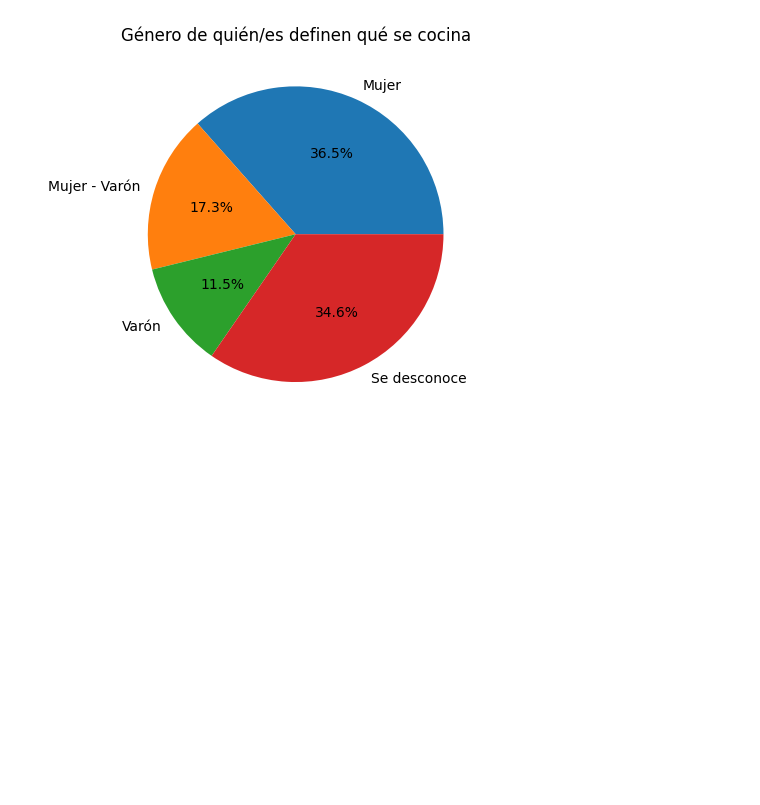
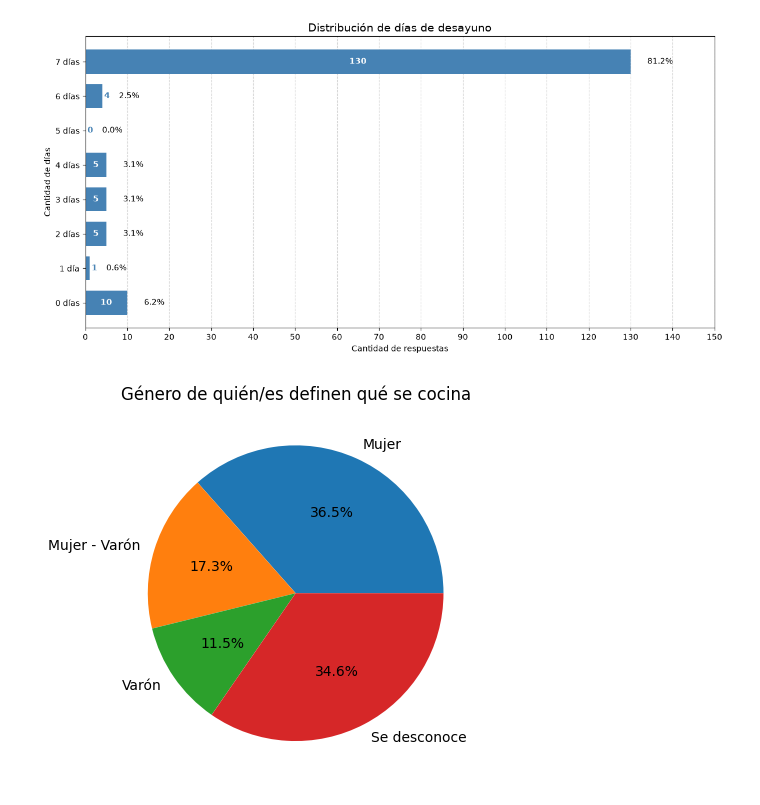
Before and after one commit to TruelseHer/Tpe-Probabilidad-y-Estadistica, a Jupyter notebook: generador_graficos 2_1 - 2_4.ipynb, the cells around one changed output. Saved outputs shown, nothing was run; the diff lists cells and outputs as text; code cells hidden in the pictures; blank space fills up the shorter version.

```diff
--- a/generador_graficos 2_1 - 2_4.ipynb
+++ b/generador_graficos 2_1 - 2_4.ipynb
@@ -68,0 +26,5 @@ df_1_1_ficant.plot.bar(rot=0)
+# %%
+df_2_1_count = df_2_1.sum(axis=0).reset_index(drop=True).to_frame(name='cantidad')
+df_2_1_count.index.name = "dias"
+
+print(df_2_1_count)
@@ -69,3 +42,73 @@ df_1_1_ficant.plot.bar(rot=0)
+# %%
+import matplotlib.pyplot as plt
+
+cantidades = df_2_1_count.squeeze()
+porcentajes = cantidades / cantidades.sum() * 100
+
+fig, ax = plt.subplots(figsize=(12, 6))
+
+color_barra = 'steelblue'
+
+# Crear barras utilizando cantidades absolutas
+barras = ax.barh(
+    range(len(cantidades)),
+    cantidades.values,
+    color=color_barra,
+    height=0.7
+)
+
+# Etiquetas del eje Y
+ax.set_yticks(range(len(cantidades)))
+ax.set_yticklabels([
+    f'{i} día' if int(i) == 1 else f'{i} días'
+    for i in cantidades.index
+])
+
+# Cantidades dentro de las barras y porcentajes a la derecha
+for barra, cantidad, porcentaje in zip(
+    barras, cantidades.values, porcentajes.values
+):
+    x = barra.get_width()
+    y = barra.get_y() + barra.get_height() / 2
+
+    # Cantidad dentro de la barra si hay espacio
+    if x >= 5:
+        ax.text(
+            x / 2, y, str(int(cantidad)),
+            ha='center', va='center',
+            color='white', fontweight='bold'
+        )
+    else:
+        ax.text(
+            x + 0.5, y, str(int(cantidad)),
+            ha='left', va='center',
+            color=color_barra, fontweight='bold'
+        )
+
+    # Porcentaje a la derecha de la barra
+    ax.text(
+        x + 4, y,
+        f'{porcentaje:.1f}%',
+        ha='left', va='center'
+    )
+
+# Títulos
+ax.set_title('Distribución de días de desayuno', fontsize=14)
+ax.set_xlabel('Cantidad de respuestas')
+ax.set_ylabel('Cantidad de días')
+
+# Escala del eje X
+ax.set_xlim(0, 150)
+ax.set_xticks(range(0, 151, 10))
+
+# Cuadrícula
+ax.grid(axis='x', linestyle='--', alpha=0.5)
+ax.set_axisbelow(True)
+
+plt.tight_layout()
+plt.show()
+# %% [output]
+[figure, added]
 # %%
 df_1_1_figenero = df_1_1_figenero.rename(columns={'count':'fi'})
 
```
Also changed, not shown: parts of 12 cells of this notebook, 1 other file.
